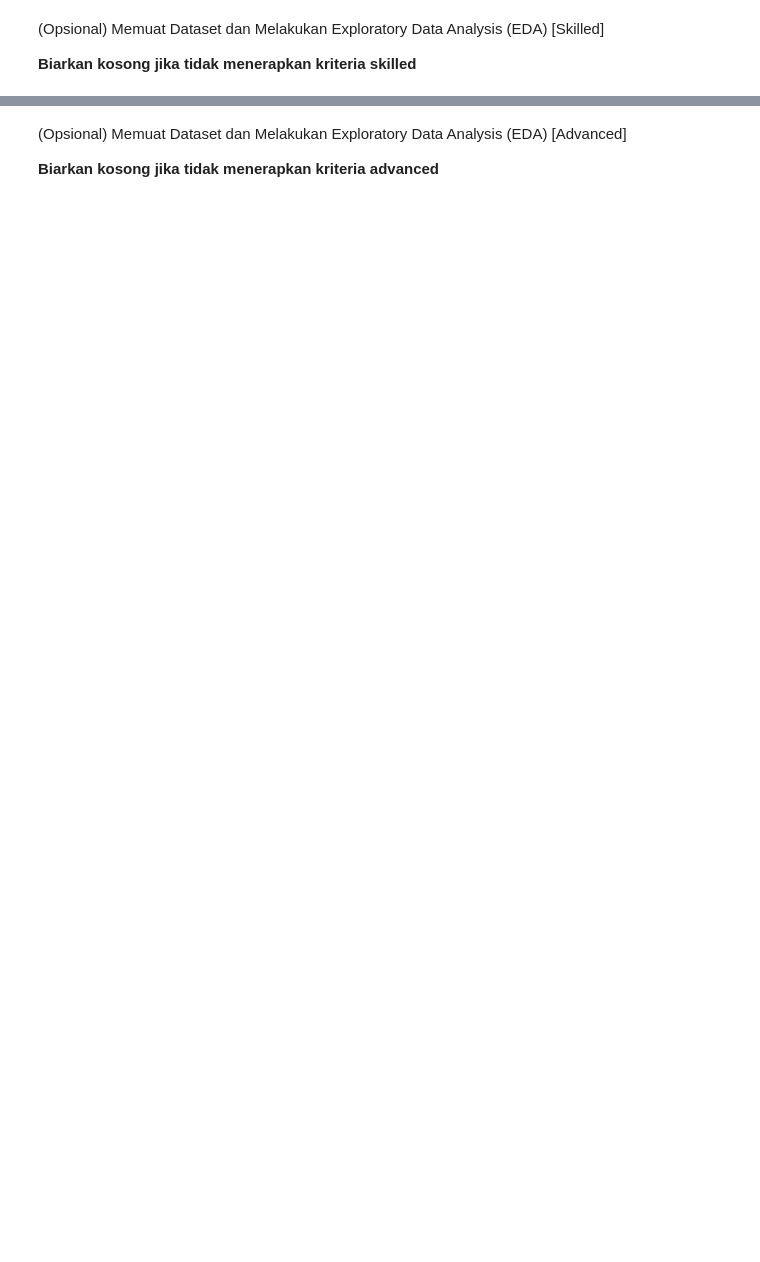
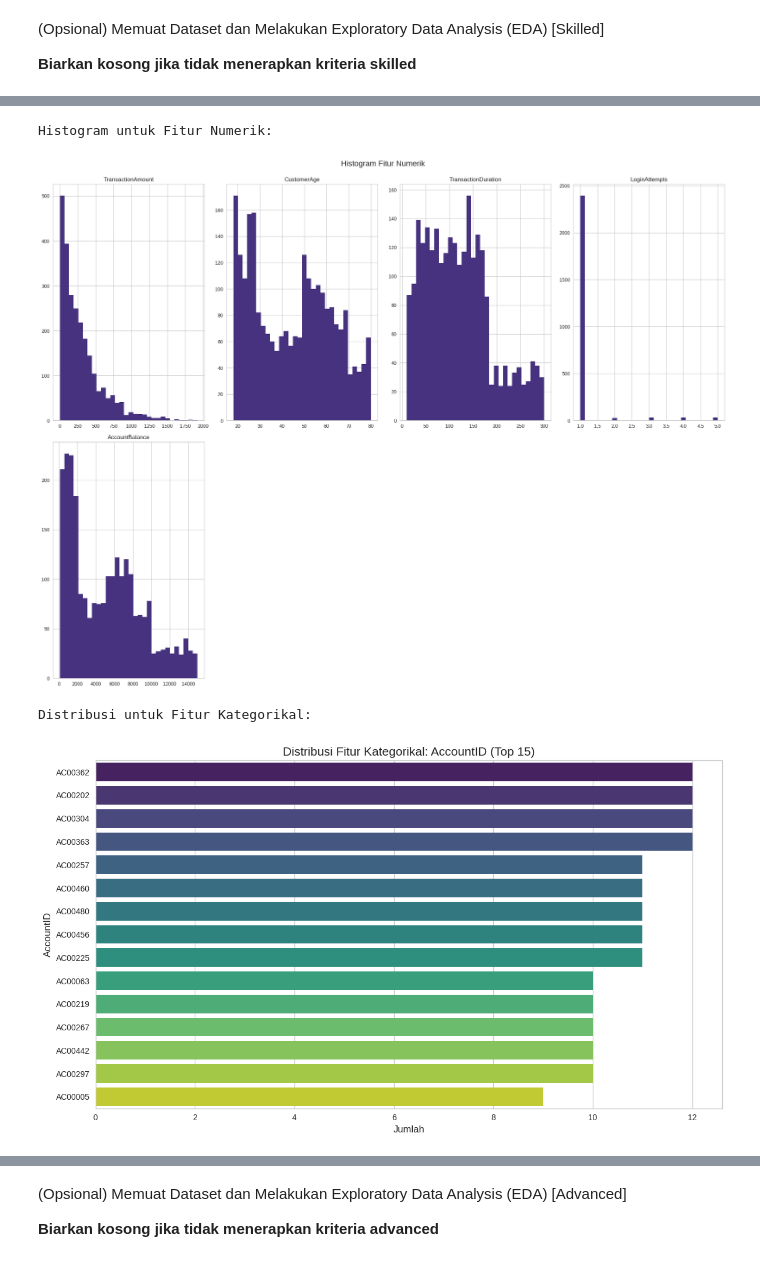
Before and after one commit to husainfadhlillah/dicoding-CustomerSegmentation-MLproyek, a Jupyter notebook: submission/[Clustering]_Submission Akhir BMLP_Muhammad Husain Fadhlillah_MC006D5Y2343.ipynb, the cells around one changed output, grey strips where cells are left out. Cells and saved outputs as stored; diff of their text form; code cells hidden in the pictures; blank space fills up the shorter version.

```diff
--- a/submission/[Clustering]_Submission Akhir BMLP_Muhammad Husain Fadhlillah_MC006D5Y2343.ipynb
+++ b/submission/[Clustering]_Submission Akhir BMLP_Muhammad Husain Fadhlillah_MC006D5Y2343.ipynb
@@ -47,0 +149,36 @@ df = pd.read_csv(url)
+# %%
+# Menampilkan histogram untuk semua kolom numerik (Opsional Skilled 1)
+print("Histogram untuk Fitur Numerik:")
+# Menggunakan list yang sama dengan korelasi (tanpa CustomerID)
+if len(numerical_features_for_corr) > 0: # Menggunakan list yang sama dengan korelasi
+    df[numerical_features_for_corr].hist(bins=30, figsize=(20, 15), layout=(-1, 4))
+    plt.tight_layout()
+    plt.suptitle('Histogram Fitur Numerik', y=1.02, fontsize=16)
+    plt.show()
+else:
+    print("Tidak ada fitur numerik untuk membuat histogram.")
+
+# Menampilkan countplot untuk semua kolom kategorikal (Opsional Skilled 1)
+print("Distribusi untuk Fitur Kategorikal:")
+categorical_features_for_hist = df.select_dtypes(include='object').columns
+if 'TransactionID' in categorical_features_for_hist: # TransactionID mungkin object tapi bukan kategorikal sejati
+    categorical_features_for_hist = categorical_features_for_hist.drop('TransactionID')
+
+
+if len(categorical_features_for_hist) > 0:
+    for col in categorical_features_for_hist:
+        plt.figure(figsize=(12, 7)) # Ukuran disesuaikan agar lebih enak dilihat
+        sns.countplot(y=col, data=df, order=df[col].value_counts().index[:15], palette='viridis') # Batasi top 15 kategori
+        plt.title(f'Distribusi Fitur Kategorikal: {col} (Top 15)', fontsize=15)
+        plt.xlabel('Jumlah', fontsize=12)
+        plt.ylabel(col, fontsize=12)
+        plt.xticks(rotation=0) # Rotasi dihilangkan karena sumbu y
+        plt.tight_layout()
+        plt.show()
+else:
+    print("Tidak ada fitur kategorikal (setelah eksklusi ID) untuk membuat countplot.")
+# %% [output]
+Histogram untuk Fitur Numerik:
+[figure, added]
+Distribusi untuk Fitur Kategorikal:
+[figure, added]
```
Also changed, not shown: parts of 58 cells of this notebook.
